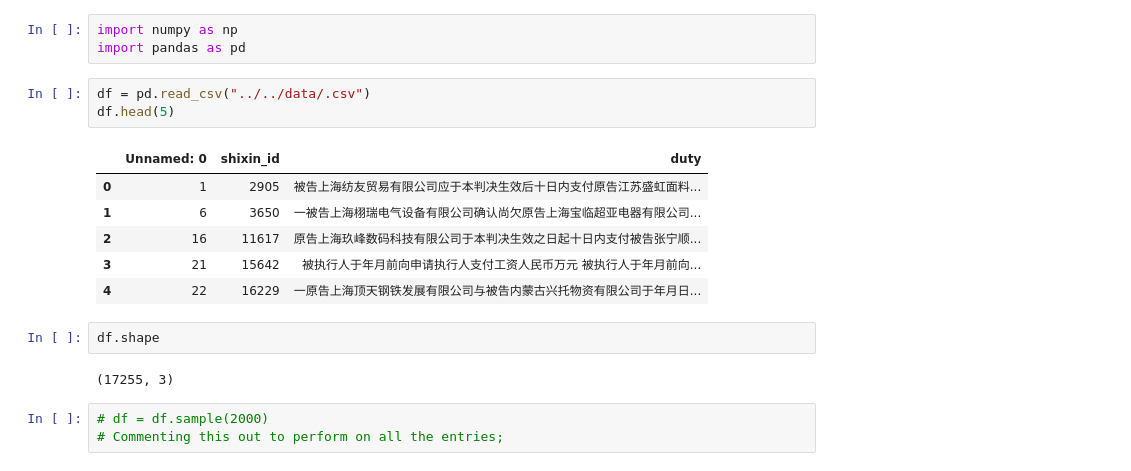
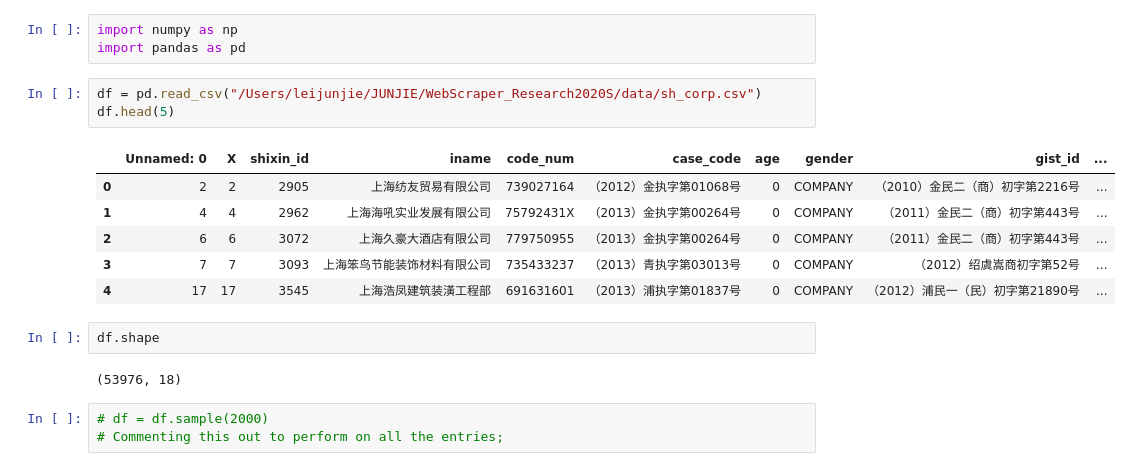
Before and after one commit to JunjieLeiCoe/SCS-blacklisting-working-paper, a Jupyter notebook: code/May6/DataViz_lda-ShanghaiAll.ipynb, the cells around one changed output. Drawn from its saved outputs; the diff is of its cells as text.

```diff
--- a/code/May6/DataViz_lda-ShanghaiAll.ipynb
+++ b/code/May6/DataViz_lda-ShanghaiAll.ipynb
@@ -2,19 +2,19 @@
 import numpy as np
 import pandas as pd
 # %%
-df = pd.read_csv("../../data/.csv")
+df = pd.read_csv("/Users/leijunjie/JUNJIE/WebScraper_Research2020S/data/sh_corp.csv")
 df.head(5)
 # %% [output]
-|  | Unnamed: 0 | shixin_id | duty |
-| 0 | 1 | 2905 | 被告上海纺友贸易有限公司应于本判决生效后十日内支付原告江苏盛虹面料... |
-| 1 | 6 | 3650 | 一被告上海栩瑞电气设备有限公司确认尚欠原告上海宝临超亚电器有限公司... |
-| 2 | 16 | 11617 | 原告上海玖峰数码科技有限公司于本判决生效之日起十日内支付被告张宁顺... |
-| 3 | 21 | 15642 | 被执行人于年月前向申请执行人支付工资人民币万元 被执行人于年月前向... |
-| 4 | 22 | 16229 | 一原告上海顶天钢铁发展有限公司与被告内蒙古兴托物资有限公司于年月日... |
+|  | Unnamed: 0 | X | shixin_id | iname | code_num | case_code | age | gender | gist_id | ... |
+| 0 | 2 | 2 | 2905 | 上海纺友贸易有限公司 | 739027164 | （2012）金执字第01068号 | 0 | COMPANY | （2010）金民二（商）初字第2216号 | ... |
+| 1 | 4 | 4 | 2962 | 上海海吼实业发展有限公司 | 75792431X | （2013）金执字第00264号 | 0 | COMPANY | （2011）金民二（商）初字第443号 | ... |
+| 2 | 6 | 6 | 3072 | 上海久豪大酒店有限公司 | 779750955 | （2013）金执字第00264号 | 0 | COMPANY | （2011）金民二（商）初字第443号 | ... |
+| 3 | 7 | 7 | 3093 | 上海笨鸟节能装饰材料有限公司 | 735433237 | （2013）青执字第03013号 | 0 | COMPANY | （2012）绍虞嵩商初字第52号 | ... |
+| 4 | 17 | 17 | 3545 | 上海浩凤建筑装潢工程部 | 691631601 | （2013）浦执字第01837号 | 0 | COMPANY | （2012）浦民一（民）初字第21890号 | ... |
 # %%
 df.shape
 # %% [output]
-(17255, 3)
+(53976, 18)
 # %%
 # df = df.sample(2000)
 # Commenting this out to perform on all the entries;
```
Also changed, not shown: parts of 2 cells of this notebook, 9 other files.
